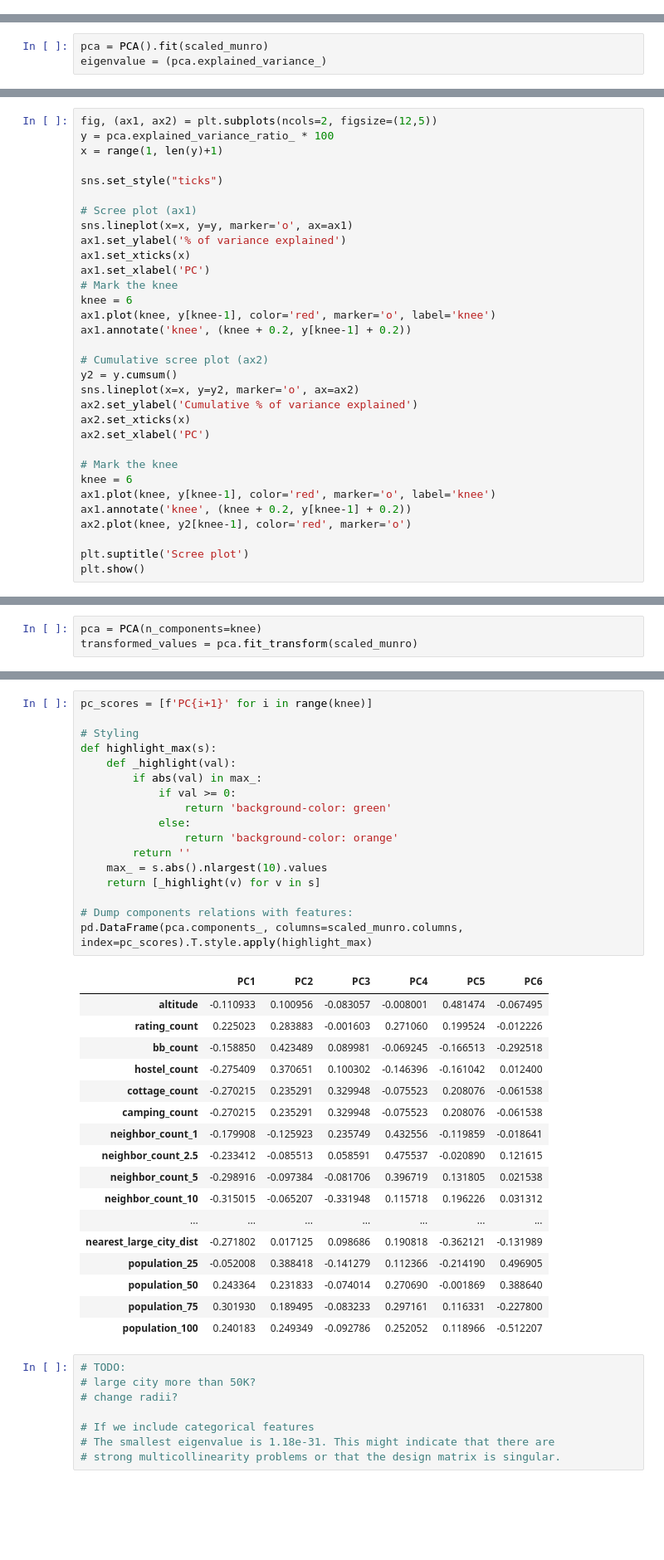
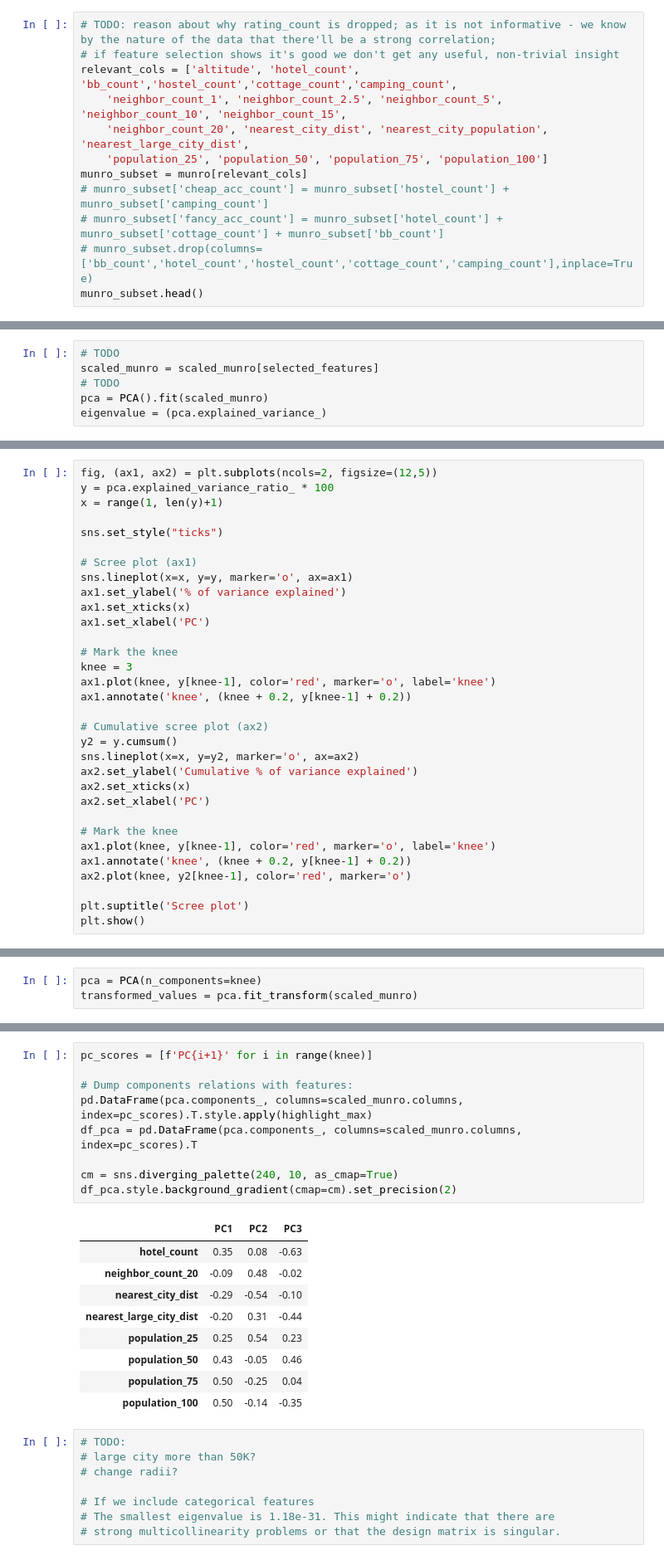
Before and after one commit to filipbalucha/FDS_final_project, a Jupyter notebook: data_analysis.ipynb, the cells around one changed output, grey strips where cells are left out. Shown at 83% size. Saved outputs shown, nothing was run; the diff lists cells and outputs as text; blank space fills up the shorter version.

```diff
--- a/data_analysis.ipynb
+++ b/data_analysis.ipynb
@@ -330,0 +336,12 @@ munro_subset.head()
+# %%
+# TODO: reason about why rating_count is dropped; as it is not informative - we know by the nature of the data that there'll be a strong correlation;
+# if feature selection shows it's good we don't get any useful, non-trivial insight
+relevant_cols = ['altitude', 'hotel_count', 'bb_count','hostel_count','cottage_count','camping_count',
+    'neighbor_count_1', 'neighbor_count_2.5', 'neighbor_count_5', 'neighbor_count_10', 'neighbor_count_15',
+    'neighbor_count_20', 'nearest_city_dist', 'nearest_city_population', 'nearest_large_city_dist',
+    'population_25', 'population_50', 'population_75', 'population_100']
+munro_subset = munro[relevant_cols]
+# munro_subset['cheap_acc_count'] = munro_subset['hostel_count'] + munro_subset['camping_count']
+# munro_subset['fancy_acc_count'] = munro_subset['hotel_count'] + munro_subset['cottage_count'] + munro_subset['bb_count']
+# munro_subset.drop(columns=['bb_count','hotel_count','hostel_count','cottage_count','camping_count'],inplace=True)
+munro_subset.head()
@@ -334,6 +429,9 @@ scaled_munro = pd.DataFrame(scaler.fit_transform(munro_subset), index = munro_su
 # %% [markdown]
 ## PCA
 # %%
+# TODO
+scaled_munro = scaled_munro[selected_features]
+# TODO
 pca = PCA().fit(scaled_munro)
 eigenvalue = (pca.explained_variance_)
 # %% [markdown]
@@ -350,8 +448,9 @@ sns.lineplot(x=x, y=y, marker='o', ax=ax1)
 ax1.set_ylabel('% of variance explained')
 ax1.set_xticks(x)
 ax1.set_xlabel('PC')
+
 # Mark the knee
-knee = 6
+knee = 3
 ax1.plot(knee, y[knee-1], color='red', marker='o', label='knee')
 ax1.annotate('knee', (knee + 0.2, y[knee-1] + 0.2))
 
@@ -363,7 +462,6 @@ ax2.set_xticks(x)
 ax2.set_xlabel('PC')
 
 # Mark the knee
-knee = 6
 ax1.plot(knee, y[knee-1], color='red', marker='o', label='knee')
 ax1.annotate('knee', (knee + 0.2, y[knee-1] + 0.2))
 ax2.plot(knee, y2[knee-1], color='red', marker='o')
@@ -384,38 +484,22 @@ transformed_values = pca.fit_transform(scaled_munro)
 # %%
 pc_scores = [f'PC{i+1}' for i in range(knee)]
 
-# Styling
-def highlight_max(s):
-    def _highlight(val):
-        if abs(val) in max_:
-            if val >= 0:
-                return 'background-color: green'
-            else:
-                return 'background-color: orange'
-        return ''
-    max_ = s.abs().nlargest(10).values
-    return [_highlight(v) for v in s]
-
 # Dump components relations with features:
 pd.DataFrame(pca.components_, columns=scaled_munro.columns, index=pc_scores).T.style.apply(highlight_max)
+df_pca = pd.DataFrame(pca.components_, columns=scaled_munro.columns, index=pc_scores).T
+
+cm = sns.diverging_palette(240, 10, as_cmap=True)
+df_pca.style.background_gradient(cmap=cm).set_precision(2)
 # %% [output]
-|  | PC1 | PC2 | PC3 | PC4 | PC5 | PC6 |
-| altitude | -0.110933 | 0.100956 | -0.083057 | -0.008001 | 0.481474 | -0.067495 |
-| rating_count | 0.225023 | 0.283883 | -0.001603 | 0.271060 | 0.199524 | -0.012226 |
-| bb_count | -0.158850 | 0.423489 | 0.089981 | -0.069245 | -0.166513 | -0.292518 |
-| hostel_count | -0.275409 | 0.370651 | 0.100302 | -0.146396 | -0.161042 | 0.012400 |
-| cottage_count | -0.270215 | 0.235291 | 0.329948 | -0.075523 | 0.208076 | -0.061538 |
-| camping_count | -0.270215 | 0.235291 | 0.329948 | -0.075523 | 0.208076 | -0.061538 |
-| neighbor_count_1 | -0.179908 | -0.125923 | 0.235749 | 0.432556 | -0.119859 | -0.018641 |
-| neighbor_count_2.5 | -0.233412 | -0.085513 | 0.058591 | 0.475537 | -0.020890 | 0.121615 |
-| neighbor_count_5 | -0.298916 | -0.097384 | -0.081706 | 0.396719 | 0.131805 | 0.021538 |
-| neighbor_count_10 | -0.315015 | -0.065207 | -0.331948 | 0.115718 | 0.196226 | 0.031312 |
-| ... | ... | ... | ... | ... | ... | ... |
-| nearest_large_city_dist | -0.271802 | 0.017125 | 0.098686 | 0.190818 | -0.362121 | -0.131989 |
-| population_25 | -0.052008 | 0.388418 | -0.141279 | 0.112366 | -0.214190 | 0.496905 |
-| population_50 | 0.243364 | 0.231833 | -0.074014 | 0.270690 | -0.001869 | 0.388640 |
-| population_75 | 0.301930 | 0.189495 | -0.083233 | 0.297161 | 0.116331 | -0.227800 |
-| population_100 | 0.240183 | 0.249349 | -0.092786 | 0.252052 | 0.118966 | -0.512207 |
+|  | PC1 | PC2 | PC3 |
+| hotel_count | 0.35 | 0.08 | -0.63 |
+| neighbor_count_20 | -0.09 | 0.48 | -0.02 |
+| nearest_city_dist | -0.29 | -0.54 | -0.10 |
+| nearest_large_city_dist | -0.20 | 0.31 | -0.44 |
+| population_25 | 0.25 | 0.54 | 0.23 |
+| population_50 | 0.43 | -0.05 | 0.46 |
+| population_75 | 0.50 | -0.25 | 0.04 |
+| population_100 | 0.50 | -0.14 | -0.35 |
 # %%
 # TODO:
 # large city more than 50K?
```
Also changed, not shown: parts of 42 cells of this notebook.
